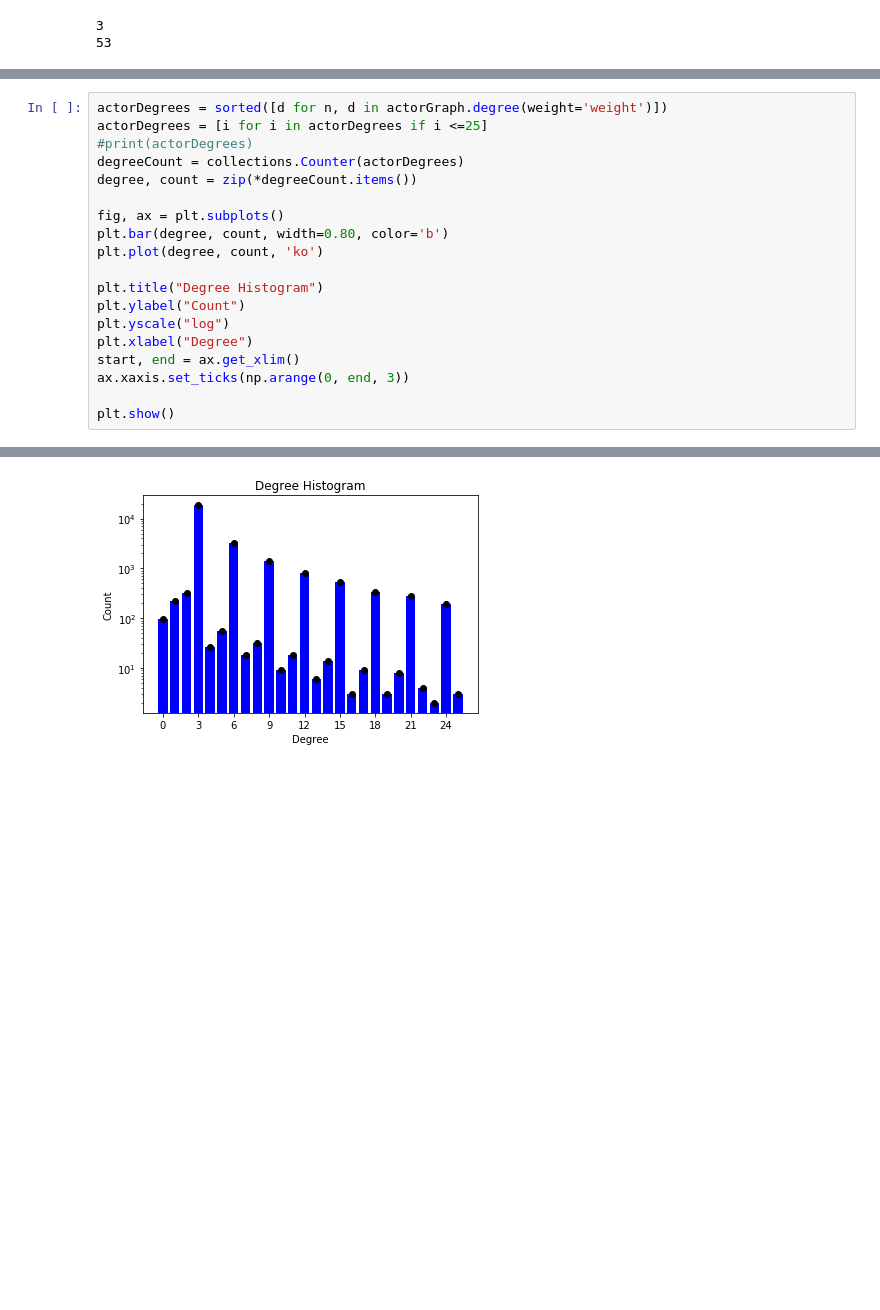
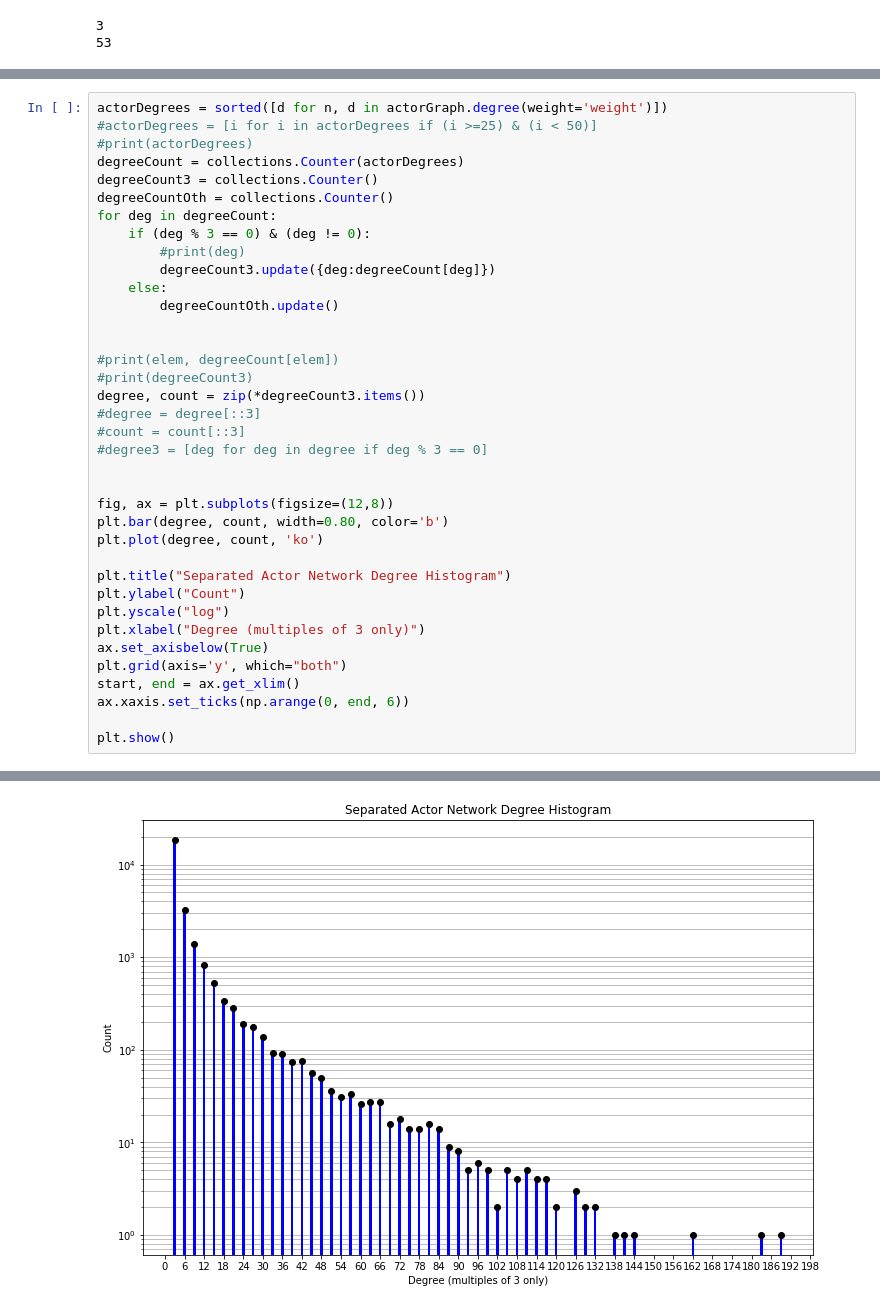
Before and after one commit to mbillig/CoStarNetwork, a Jupyter notebook: ActorNetwork-Bipartite.ipynb, the cells around one changed output, grey strips where cells are left out. Cells and saved outputs as stored; diff of their text form; blank space fills up the shorter version.

```diff
--- a/ActorNetwork-Bipartite.ipynb
+++ b/ActorNetwork-Bipartite.ipynb
@@ -194,20 +246,38 @@ plt.show()
 # %%
 actorDegrees = sorted([d for n, d in actorGraph.degree(weight='weight')])
-actorDegrees = [i for i in actorDegrees if i <=25]
+#actorDegrees = [i for i in actorDegrees if (i >=25) & (i < 50)]
 #print(actorDegrees)
 degreeCount = collections.Counter(actorDegrees)
-degree, count = zip(*degreeCount.items())
+degreeCount3 = collections.Counter()
+degreeCountOth = collections.Counter()
+for deg in degreeCount:
+    if (deg % 3 == 0) & (deg != 0):
+        #print(deg)
+        degreeCount3.update({deg:degreeCount[deg]})
+    else:
+        degreeCountOth.update()
 
-fig, ax = plt.subplots()
+
+#print(elem, degreeCount[elem])
+#print(degreeCount3)
+degree, count = zip(*degreeCount3.items())
+#degree = degree[::3]
+#count = count[::3]
+#degree3 = [deg for deg in degree if deg % 3 == 0]
+
+
+fig, ax = plt.subplots(figsize=(12,8))
 plt.bar(degree, count, width=0.80, color='b')
 plt.plot(degree, count, 'ko')
 
-plt.title("Degree Histogram")
+plt.title("Separated Actor Network Degree Histogram")
 plt.ylabel("Count")
 plt.yscale("log")
-plt.xlabel("Degree")
+plt.xlabel("Degree (multiples of 3 only)")
+ax.set_axisbelow(True)
+plt.grid(axis='y', which="both")
 start, end = ax.get_xlim()
-ax.xaxis.set_ticks(np.arange(0, end, 3))
+ax.xaxis.set_ticks(np.arange(0, end, 6))
 
 plt.show()
 # %% [output]
@@ -214,3 +285,3 @@ plt.show()
-[figure, old version]
+[figure, new version]
 # %%
 actorDegrees = sorted([d for n, d in actorGraph.degree(weight='weight')])
```
Also changed, not shown: parts of 20 cells of this notebook, 1 other file.
